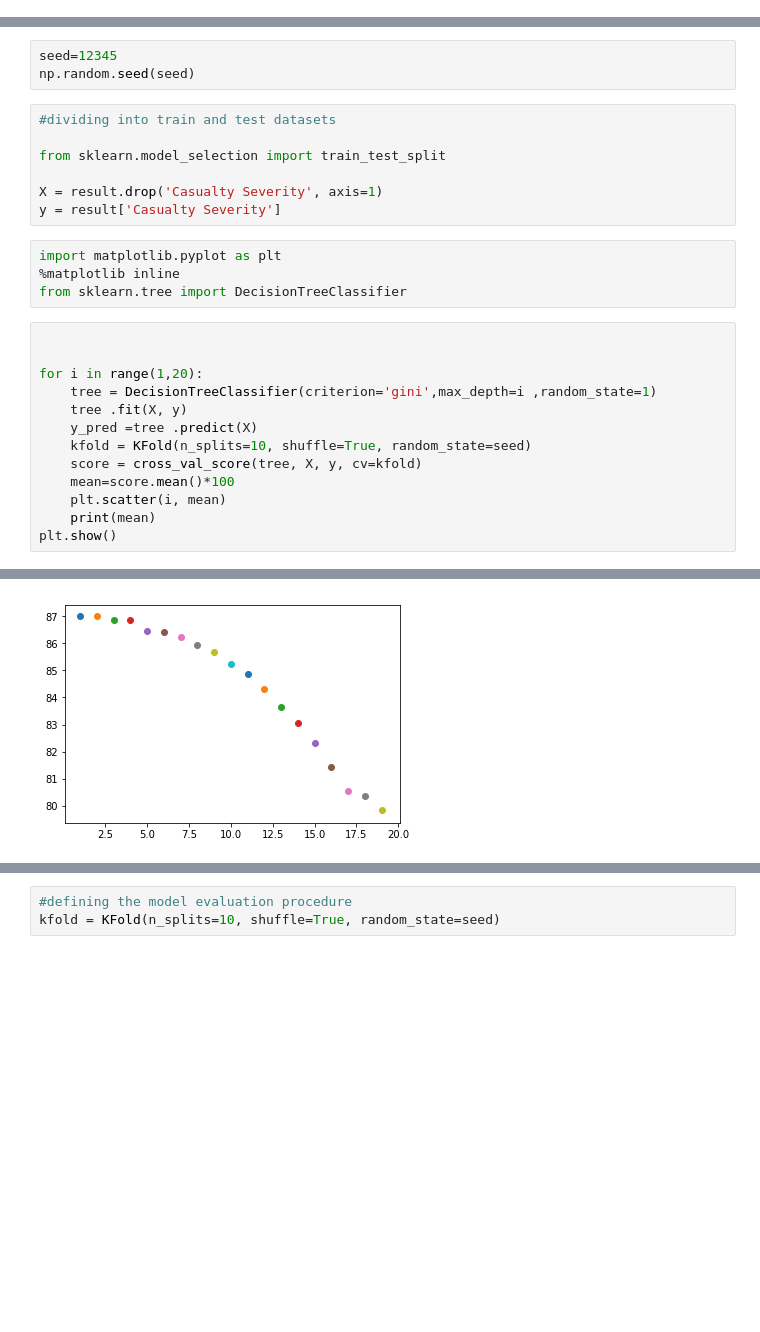
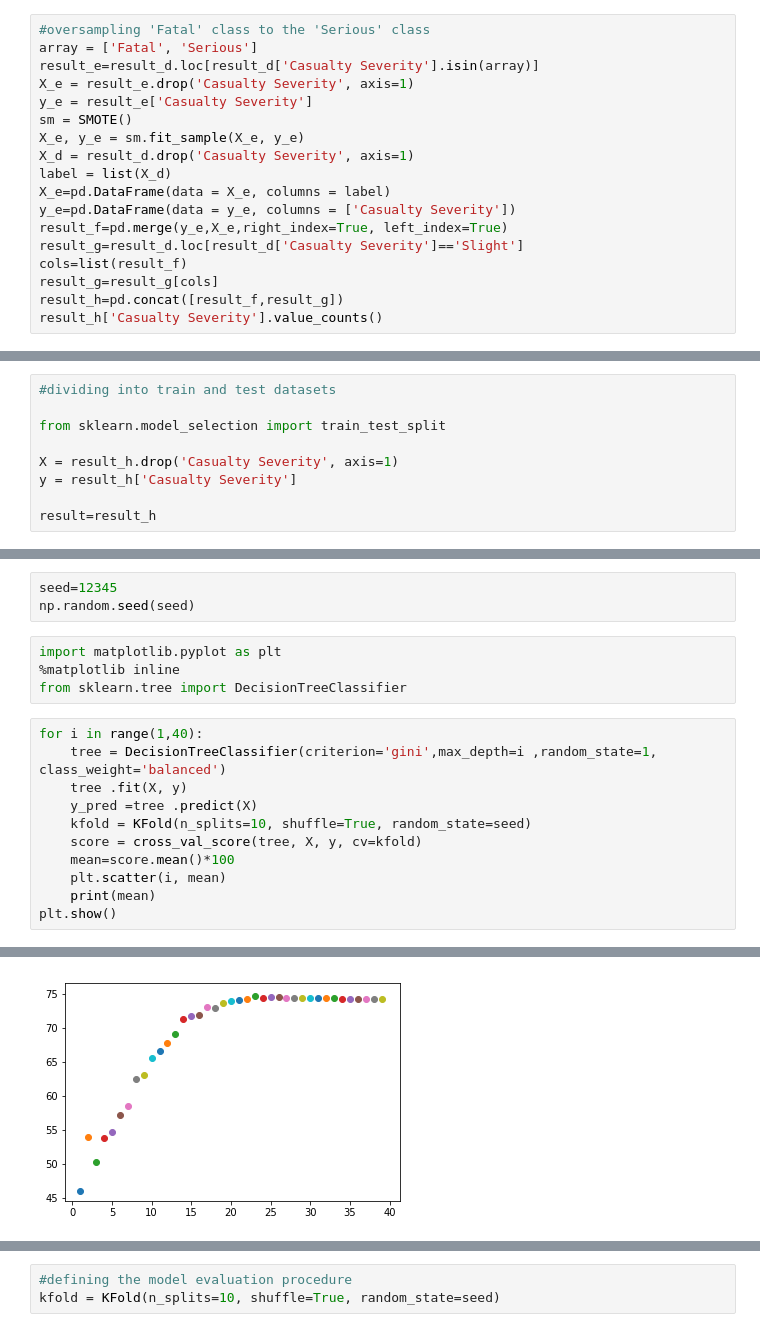
Before and after one commit to eldooriomar/PHBS_MLF_2018, a Jupyter notebook: pyth project.ipynb, the cells around one changed output, grey strips where cells are left out. Saved outputs shown, nothing was run; the diff lists cells and outputs as text; blank space fills up the shorter version.

```diff
--- a/pyth project.ipynb
+++ b/pyth project.ipynb
@@ -187,0 +186,18 @@ result
+# %%
+#oversampling 'Fatal' class to the 'Serious' class
+array = ['Fatal', 'Serious']
+result_e=result_d.loc[result_d['Casualty Severity'].isin(array)]
+X_e = result_e.drop('Casualty Severity', axis=1)
+y_e = result_e['Casualty Severity']
+sm = SMOTE()
+X_e, y_e = sm.fit_sample(X_e, y_e)
+X_d = result_d.drop('Casualty Severity', axis=1)
+label = list(X_d)
+X_e=pd.DataFrame(data = X_e, columns = label)
+y_e=pd.DataFrame(data = y_e, columns = ['Casualty Severity'])
+result_f=pd.merge(y_e,X_e,right_index=True, left_index=True)
+result_g=result_d.loc[result_d['Casualty Severity']=='Slight']
+cols=list(result_f)
+result_g=result_g[cols]
+result_h=pd.concat([result_f,result_g])
+result_h['Casualty Severity'].value_counts()
@@ -188,24 +209,24 @@ result
+# %%
+#dividing into train and test datasets
+
+from sklearn.model_selection import train_test_split
+
+X = result_h.drop('Casualty Severity', axis=1)
+y = result_h['Casualty Severity']
+
+result=result_h
 # %% [markdown]
 ## DECISION TREE
 # %%
 seed=12345
 np.random.seed(seed)
-# %%
-#dividing into train and test datasets
-
-from sklearn.model_selection import train_test_split
-
-X = result.drop('Casualty Severity', axis=1)
-y = result['Casualty Severity']
 # %%
 import matplotlib.pyplot as plt
 %matplotlib inline
 from sklearn.tree import DecisionTreeClassifier
 # %%
-
-
-for i in range(1,20):
-    tree = DecisionTreeClassifier(criterion='gini',max_depth=i ,random_state=1)
+for i in range(1,40):
+    tree = DecisionTreeClassifier(criterion='gini',max_depth=i ,random_state=1, class_weight='balanced')
     tree .fit(X, y)
     y_pred =tree .predict(X)
     kfold = KFold(n_splits=10, shuffle=True, random_state=seed)
@@ -237,3 +256,3 @@ plt.show()
-[figure, old version]
+[figure, new version]
 # %%
 from sklearn.tree import DecisionTreeClassifier
```
Also changed, not shown: parts of 25 cells of this notebook, 1 other file.
